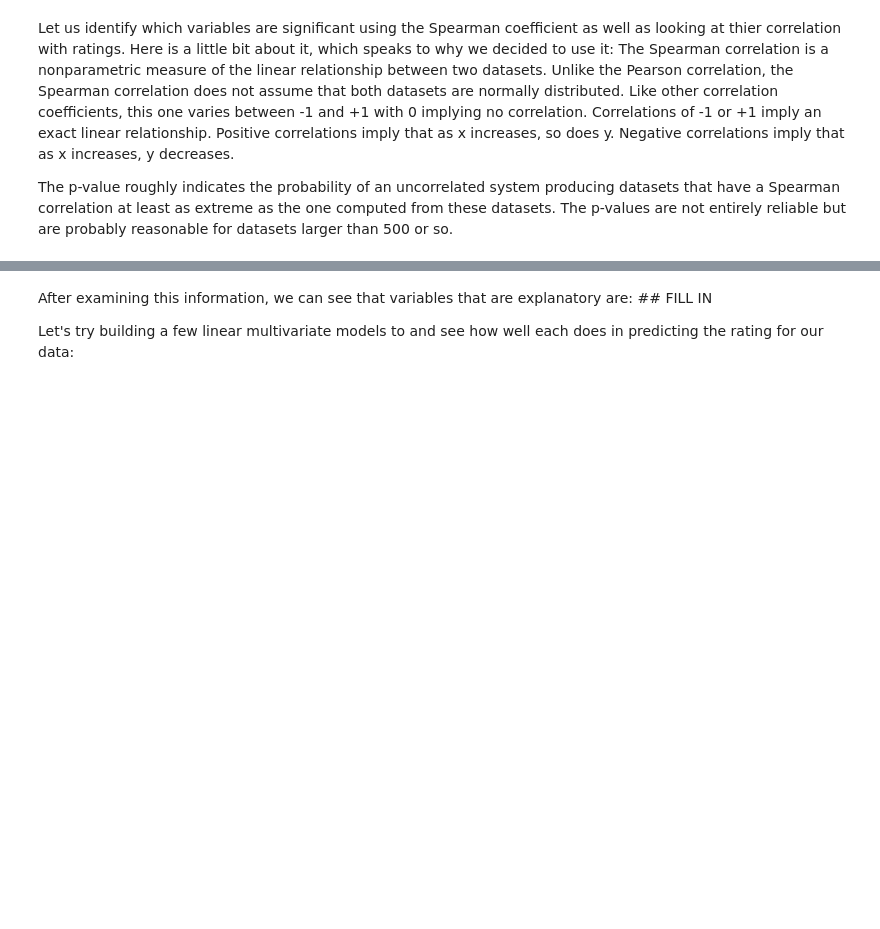
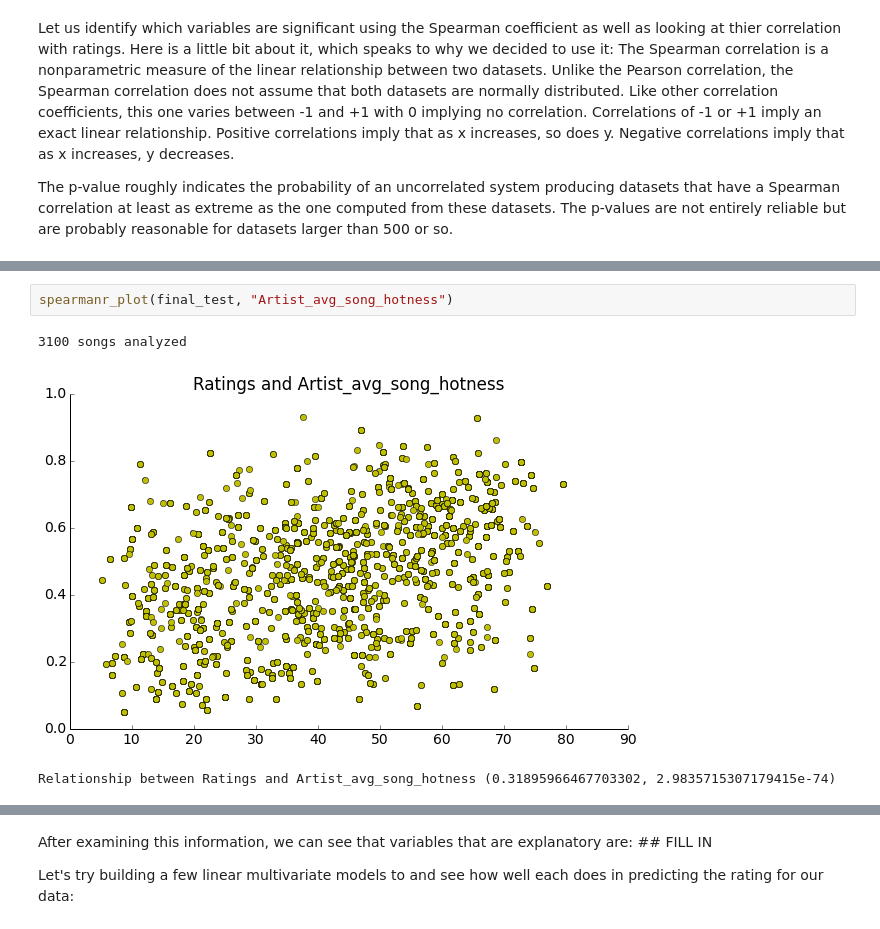
Before and after one commit to AnastasiyaB/Music_Magic, a Jupyter notebook: Process_Book.ipynb, the cells around one changed output, grey strips where cells are left out. Drawn from its saved outputs; the diff is of its cells as text; blank space fills up the shorter version.

```diff
--- a/Process_Book.ipynb
+++ b/Process_Book.ipynb
@@ -602,0 +792,6 @@ print "Relationship between ratings and artist hotness: ", stats.spearmanr(final
+# %%
+spearmanr_plot(final_test, "Artist_avg_song_hotness")
+# %% [output]
+3100 songs analyzed
+[figure, added]
+Relationship between Ratings and Artist_avg_song_hotness (0.31895966467703302, 2.9835715307179415e-74)
```
Also changed, not shown: parts of 40 cells of this notebook.
